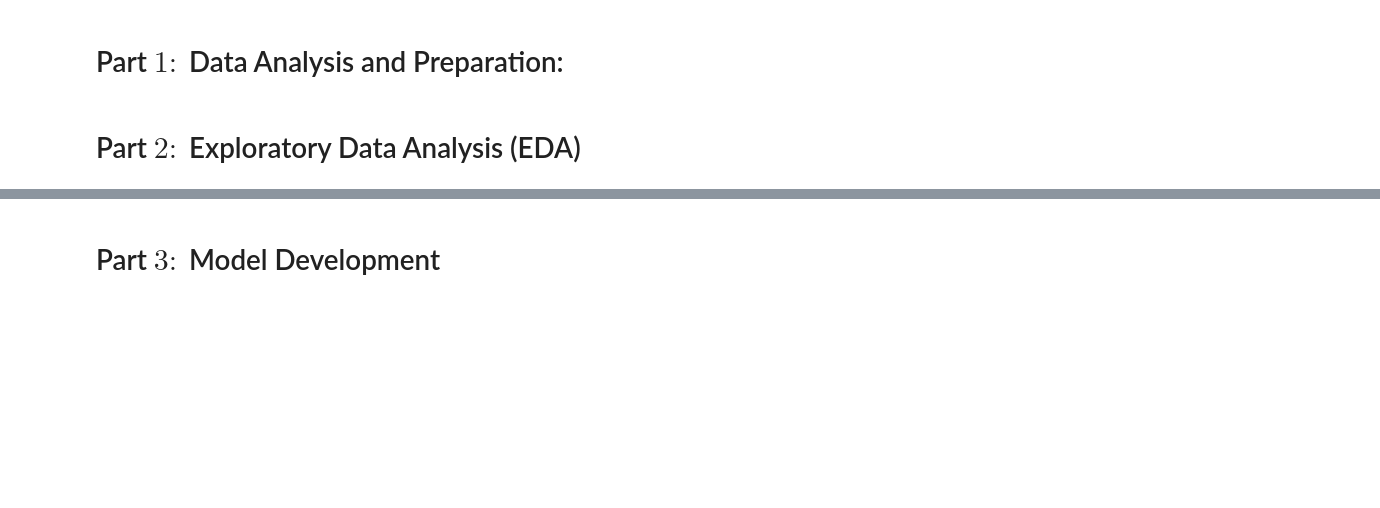
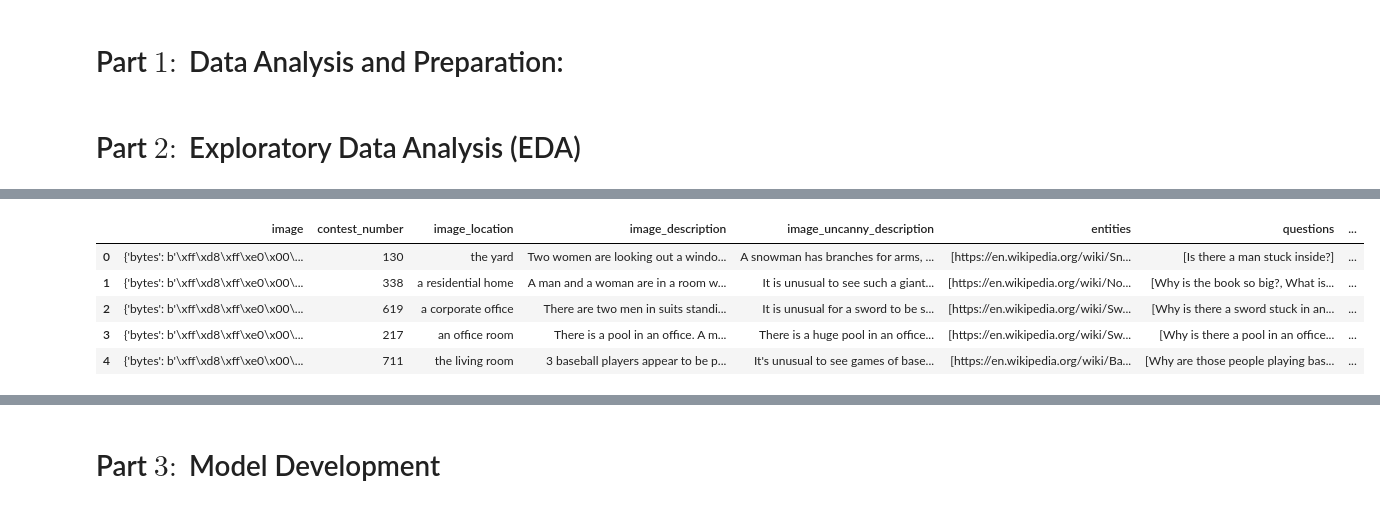
Before and after one commit to Rohit0812/Image-Captioning, a Jupyter notebook: main.ipynb, the cells around one changed output, grey strips where cells are left out. Cells and saved outputs as stored; diff of their text form; code cells hidden in the pictures; blank space fills up the shorter version.

```diff
--- a/main.ipynb
+++ b/main.ipynb
@@ -45,0 +109,10 @@ processed_dataset = ds.map(preprocess_function, batched=True, batch_size=50, rem
+# %%
+df = ds['train'].to_pandas()
+df.head()
+# %% [output]
+|  | image | contest_number | image_location | image_description | image_uncanny_description | entities | questions | ... |
+| 0 | {'bytes': b'\xff\xd8\xff\xe0\x00\... | 130 | the yard | Two women are looking out a windo... | A snowman has branches for arms, ... | [https://en.wikipedia.org/wiki/Sn... | [Is there a man stuck inside?] | ... |
+| 1 | {'bytes': b'\xff\xd8\xff\xe0\x00\... | 338 | a residential home | A man and a woman are in a room w... | It is unusual to see such a giant... | [https://en.wikipedia.org/wiki/No... | [Why is the book so big?, What is... | ... |
+| 2 | {'bytes': b'\xff\xd8\xff\xe0\x00\... | 619 | a corporate office | There are two men in suits standi... | It is unusual for a sword to be s... | [https://en.wikipedia.org/wiki/Sw... | [Why is there a sword stuck in an... | ... |
+| 3 | {'bytes': b'\xff\xd8\xff\xe0\x00\... | 217 | an office room | There is a pool in an office. A m... | There is a huge pool in an office... | [https://en.wikipedia.org/wiki/Sw... | [Why is there a pool in an office... | ... |
+| 4 | {'bytes': b'\xff\xd8\xff\xe0\x00\... | 711 | the living room | 3 baseball players appear to be p... | It's unusual to see games of base... | [https://en.wikipedia.org/wiki/Ba... | [Why are those people playing bas... | ... |
```
Also changed, not shown: parts of 25 cells of this notebook, 2 other files.
